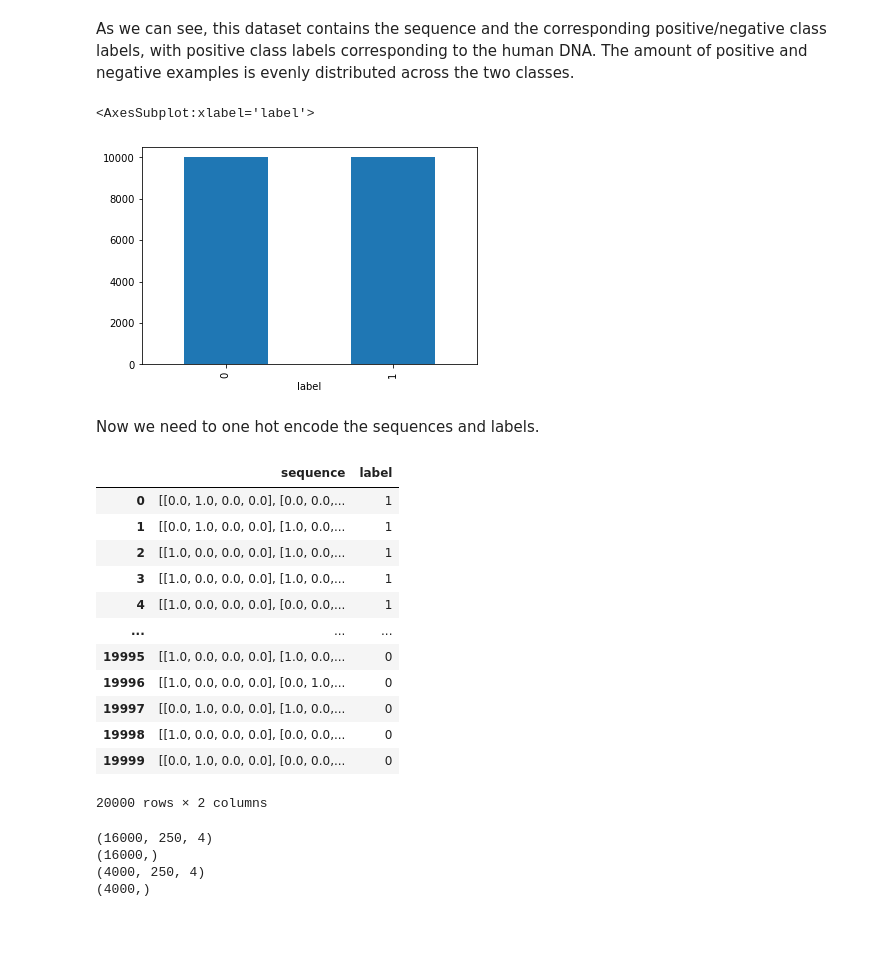
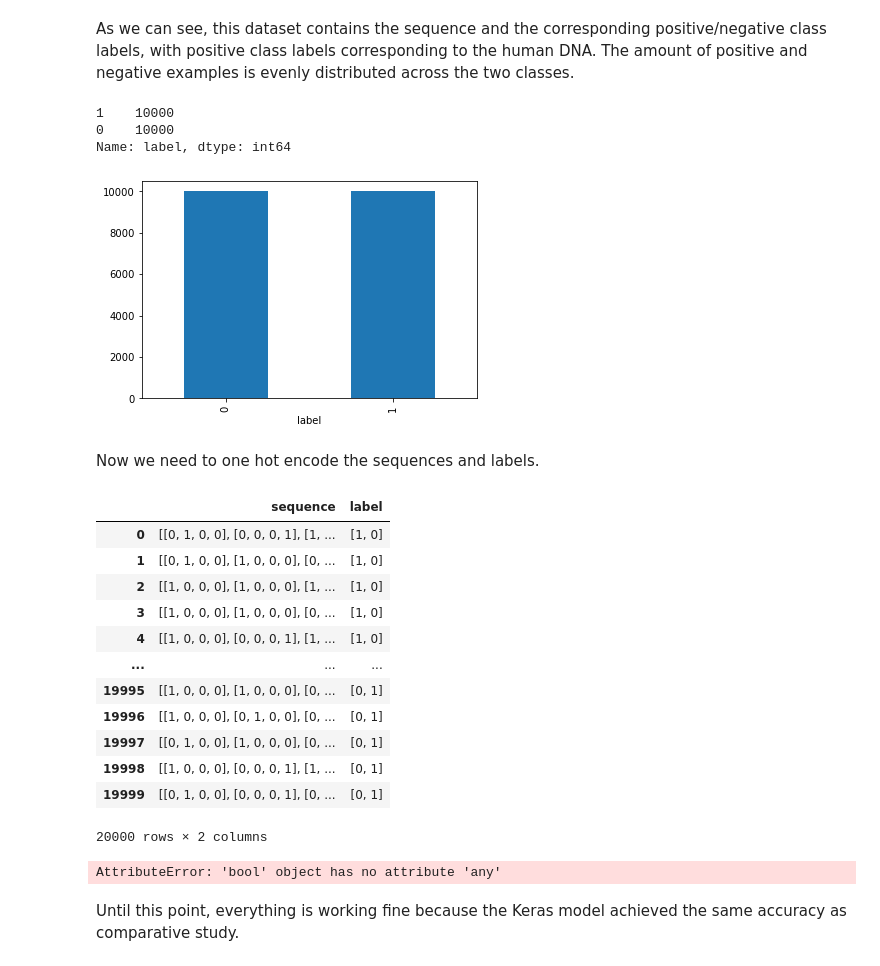
Before and after one commit to BioSystemsUM/propythia, a Jupyter notebook: src/propythia/DNA/deep_ml/testing.ipynb, the cells around one changed output. Drawn from its saved outputs; the diff is of its cells as text; code cells hidden in the pictures; blank space fills up the shorter version.

```diff
--- a/src/propythia/DNA/deep_ml/testing.ipynb
+++ b/src/propythia/DNA/deep_ml/testing.ipynb
@@ -28,49 +31,53 @@ As we can see, this dataset contains the sequence and the corresponding positive
 # %%
 # plot the distribution of each class
 dataset.groupby('label').size().plot(kind='bar')
+
+print(dataset['label'].value_counts())
 # %% [output]
-<AxesSubplot:xlabel='label'>
+1    10000
+0    10000
+Name: label, dtype: int64
 [figure]
 # %% [markdown]
 Now we need to one hot encode the sequences and labels.
 # %%
 import encoding as enc
 
 dna_enc = enc.DNAEncoding(dataset)
-one_hot_dataset = dna_enc.one_hot_encode() # returns a dataframe
+one_hot_dataset = dna_enc.one_hot_encode(enconde_target=True) # returns a dataframe
 one_hot_dataset
 # %% [output]
 |  | sequence | label |
-| 0 | [[0.0, 1.0, 0.0, 0.0], [0.0, 0.0,... | 1 |
-| 1 | [[0.0, 1.0, 0.0, 0.0], [1.0, 0.0,... | 1 |
-| 2 | [[1.0, 0.0, 0.0, 0.0], [1.0, 0.0,... | 1 |
-| 3 | [[1.0, 0.0, 0.0, 0.0], [1.0, 0.0,... | 1 |
-| 4 | [[1.0, 0.0, 0.0, 0.0], [0.0, 0.0,... | 1 |
+| 0 | [[0, 1, 0, 0], [0, 0, 0, 1], [1, ... | [1, 0] |
+| 1 | [[0, 1, 0, 0], [1, 0, 0, 0], [0, ... | [1, 0] |
+| 2 | [[1, 0, 0, 0], [1, 0, 0, 0], [1, ... | [1, 0] |
+| 3 | [[1, 0, 0, 0], [1, 0, 0, 0], [0, ... | [1, 0] |
+| 4 | [[1, 0, 0, 0], [0, 0, 0, 1], [1, ... | [1, 0] |
 | ... | ... | ... |
-| 19995 | [[1.0, 0.0, 0.0, 0.0], [1.0, 0.0,... | 0 |
-| 19996 | [[1.0, 0.0, 0.0, 0.0], [0.0, 1.0,... | 0 |
-| 19997 | [[0.0, 1.0, 0.0, 0.0], [1.0, 0.0,... | 0 |
-| 19998 | [[1.0, 0.0, 0.0, 0.0], [0.0, 0.0,... | 0 |
-| 19999 | [[0.0, 1.0, 0.0, 0.0], [0.0, 0.0,... | 0 |
+| 19995 | [[1, 0, 0, 0], [1, 0, 0, 0], [0, ... | [0, 1] |
+| 19996 | [[1, 0, 0, 0], [0, 1, 0, 0], [0, ... | [0, 1] |
+| 19997 | [[0, 1, 0, 0], [1, 0, 0, 0], [0, ... | [0, 1] |
+| 19998 | [[1, 0, 0, 0], [0, 0, 0, 1], [1, ... | [0, 1] |
+| 19999 | [[0, 1, 0, 0], [0, 0, 0, 1], [0, ... | [0, 1] |
 20000 rows × 2 columns
 # %%
+fps_x = one_hot_dataset['sequence'].values
+fps_y = one_hot_dataset['label'].values
+
 # split dataset into train and test
-train_dataset = one_hot_dataset.sample(frac=0.8, random_state=0)
-test_dataset = one_hot_dataset.drop(train_dataset.index)
+X_train, X_test, y_train, y_test = train_test_split(fps_x, fps_y, stratify=fps_y)
 
-# separate features (X) and target (y) variables
-X_train = np.array(train_dataset['sequence'].to_list())
-y_train = np.array(train_dataset['label'].to_list())
-X_test = np.array(test_dataset['sequence'].to_list())
-y_test = np.array(test_dataset['label'].to_list())
+X_train = np.array(X_train.tolist())
+y_train = np.array(y_train.tolist())
+X_test = np.array(X_test.tolist())
+y_test = np.array(y_test.tolist())
 
 print(X_train.shape)
 print(y_train.shape)
 print(X_test.shape)
 print(y_test.shape)
 # %% [output]
-(16000, 250, 4)
-(16000,)
-(4000, 250, 4)
-(4000,)
+AttributeError: 'bool' object has no attribute 'any'
+# %% [markdown]
+Until this point, everything is working fine because the Keras model achieved the same accuracy as comparative study.
 # %%
```
Also changed, not shown: parts of 5 cells of this notebook, 1 other file.
